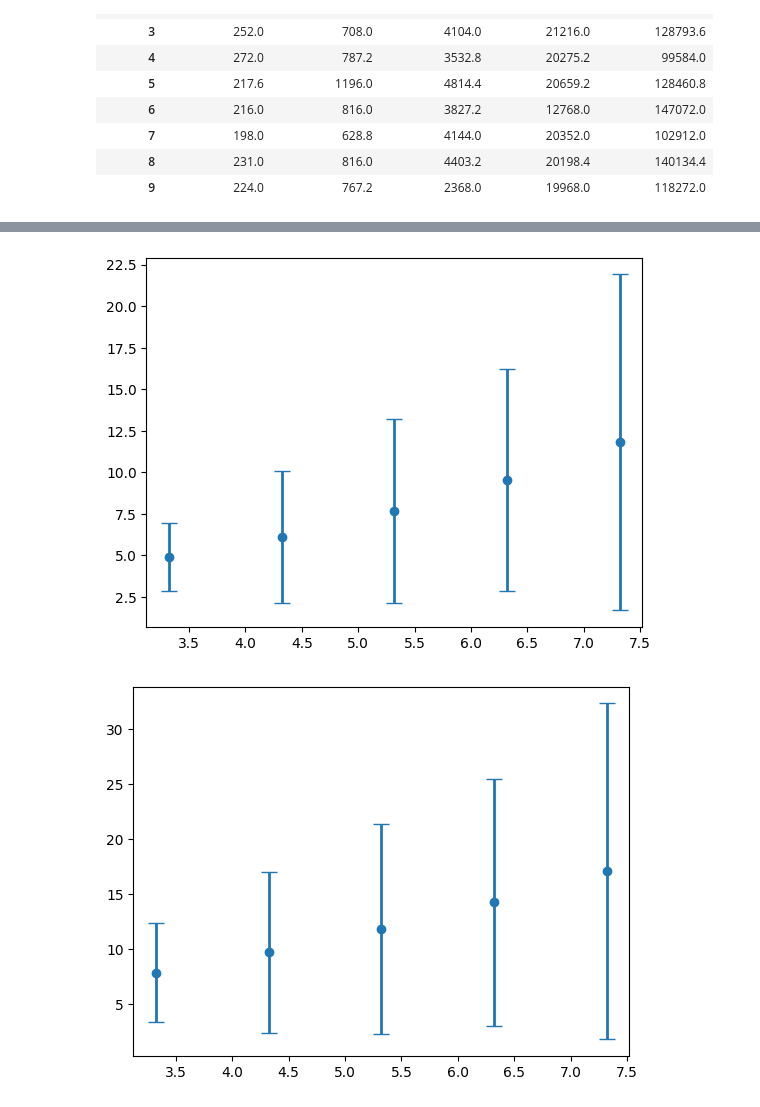
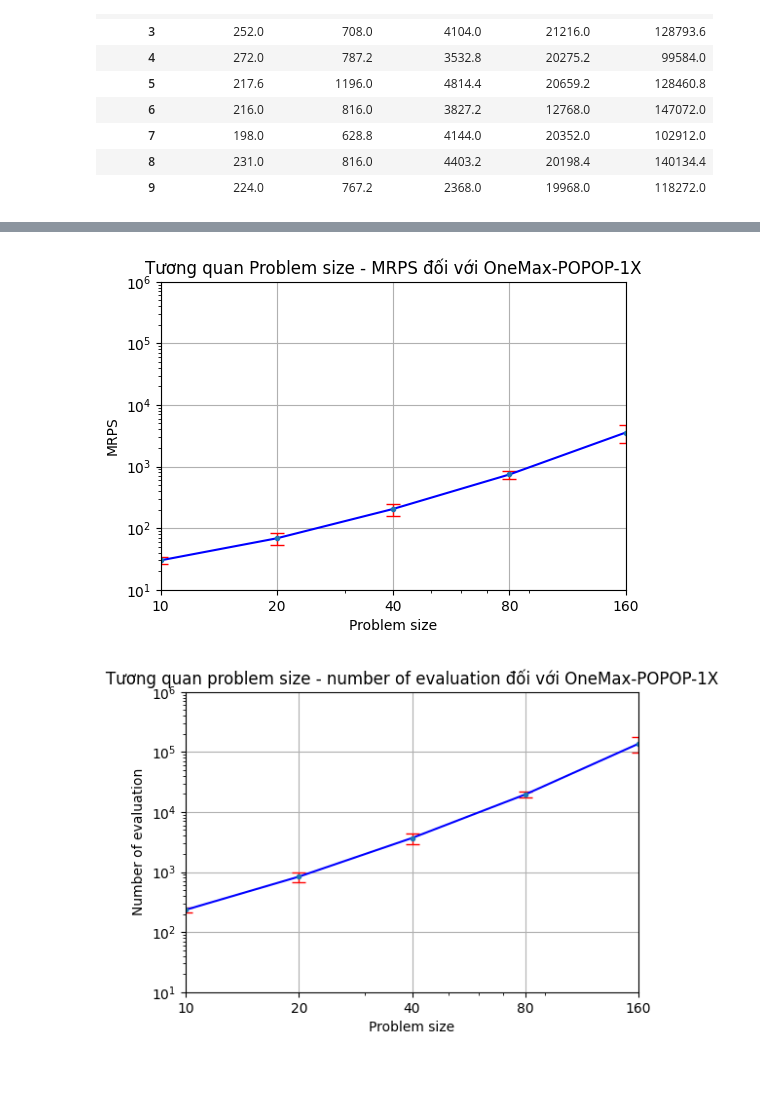
Before and after one commit to DangMinh21/Neural-network-and-genetic-algorithm, a Jupyter notebook: Lab-Assignments/lab2 - Bisection for sGA solving OneMax and Trap-5/OneMax - POPOP - 1X.ipynb, the cells around one changed output, grey strips where cells are left out. Cells and saved outputs as stored; diff of their text form; code cells hidden in the pictures; blank space fills up the shorter version.

Commit message:
add lab 2 - bisection to find minimally required population size to solve onemax and trap 5

```diff
--- a/Lab-Assignments/lab2 - Bisection for sGA solving OneMax and Trap-5/OneMax - POPOP - 1X.ipynb
+++ b/Lab-Assignments/lab2 - Bisection for sGA solving OneMax and Trap-5/OneMax - POPOP - 1X.ipynb
@@ -699,17 +702,34 @@ mrps_onemax_1X = df_mrps_saved.to_numpy()
 # %%
 evaluations_onemax_1X = df_evaluations_saved.to_numpy()
 # %%
-problem_size = [10, 20, 40, 80, 160]
-log_problem_size = np.log2(problem_size)
+problem_sizes = [10, 20, 40, 80, 160]
 
 mrps_mean = mrps_onemax_1X.mean(axis=0)
-log_mrps_mean = np.log2(mrps_mean)
 
 mrps_std = mrps_onemax_1X.std(axis=0)
-log_mrps_std = np.log2(mrps_std)
+
+evaluations_mean = evaluations_onemax_1X.mean(axis=0)
+
+evaluations_std = evaluations_onemax_1X.std(axis=0)
 # %%
-fig, ax = plt.subplots()
-ax.errorbar(log_problem_size, log_mrps_mean, yerr=log_mrps_std, fmt='o', linewidth=2, capsize=6)
+fig, ax = plt.subplots(figsize=(6, 4))
+
+# plots
+ax.errorbar(problem_sizes, mrps_mean, yerr=mrps_std, fmt='.', ecolor='r', linewidth=1, capsize=5)
+ax.plot(problem_sizes, mrps_mean, c='b')
+ax.axis([10, 160, 10, 1e6])
+ax.grid(visible=True, which='major', axis='both')
+ax.set_title('Tương quan Problem size - MRPS đối với OneMax-POPOP-1X')
+
+#set x_axis
+ax.set_xlabel('Problem size')
+ax.set_xscale('log')
+ax.set_xticks(ticks=problem_sizes, labels=problem_sizes)
+
+# set y_axis
+ax.set_yscale('log')
+ax.set_ylabel('MRPS')
+
 plt.show()
 # %% [output]
-[figure, old version]
+[figure, new version]
@@ -725,6 +738,19 @@ log_evaluations_std = np.log2(evaluations_std)
 # %%
-fig, ax = plt.subplots()
-ax.errorbar(log_problem_size, log_evaluations_mean, yerr=log_evaluations_std, fmt='o', linewidth=2, capsize=6)
+fig, ax = plt.subplots(figsize=(6, 4))
+
+ax.errorbar(problem_sizes, evaluations_mean, yerr=evaluations_std, fmt='.', ecolor='r', linewidth=1, capsize=5)
+ax.plot(problem_sizes, evaluations_mean, c='b')
+ax.axis([10, 160, 10, 1e6])
+ax.grid(visible=True, which='major', axis='both')
+ax.set_title('Tương quan problem size - number of evaluation đối với OneMax-POPOP-1X')
+
+ax.set_xlabel('Problem size')
+ax.set_xscale('log')
+ax.set_xticks(ticks=problem_sizes, labels=problem_sizes)
+
+ax.set_ylabel('Number of evaluation')
+ax.set_yscale('log')
+
 plt.show()
 # %% [output]
-[figure, old version]
+[figure, new version]
```
Also changed, not shown: parts of 13 cells of this notebook, 19 other files.
